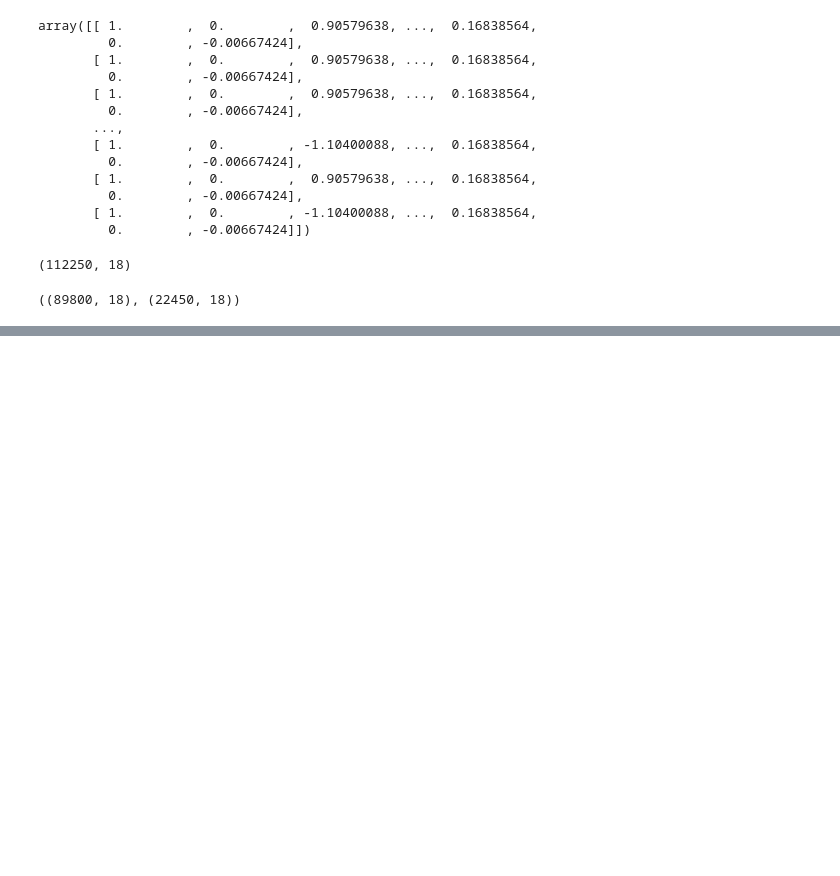
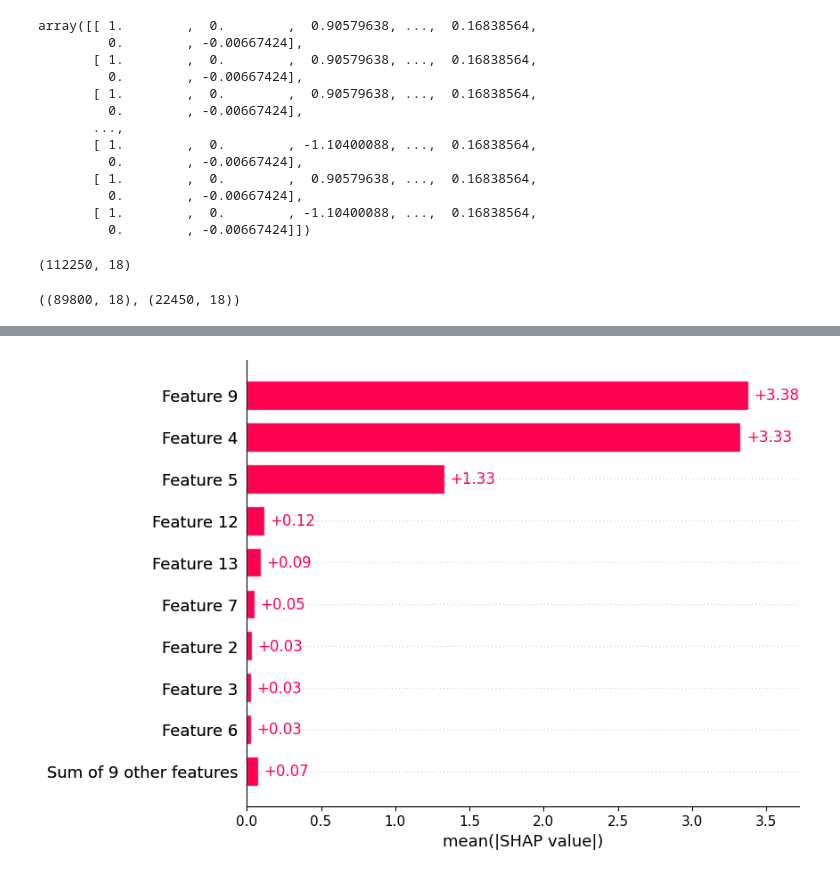
Before and after one commit to DennisChangach/Predicting-Taxi-Fare-Prices, a Jupyter notebook: research/notebooks/model_training.ipynb, the cells around one changed output, grey strips where cells are left out. Drawn from its saved outputs; the diff is of its cells as text; code cells hidden in the pictures; blank space fills up the shorter version.

```diff
--- a/research/notebooks/model_training.ipynb
+++ b/research/notebooks/model_training.ipynb
@@ -217,0 +449,8 @@ X_train.shape, X_test.shape
+# %%
+#creating SHAP explainer
+import shap
+#Fits the explainer using the catboost regressor model
+explainer = shap.Explainer(cat_model.predict,X_test)
+# %%
+#Calculating SHAP values
+shap_values = explainer(X_test)
@@ -217,0 +477,4 @@ X_train.shape, X_test.shape
+# %%
+shap.plots.bar(shap_values)
+# %% [output]
+[figure, added]
```
Also changed, not shown: parts of 26 cells of this notebook, 5 other files.
